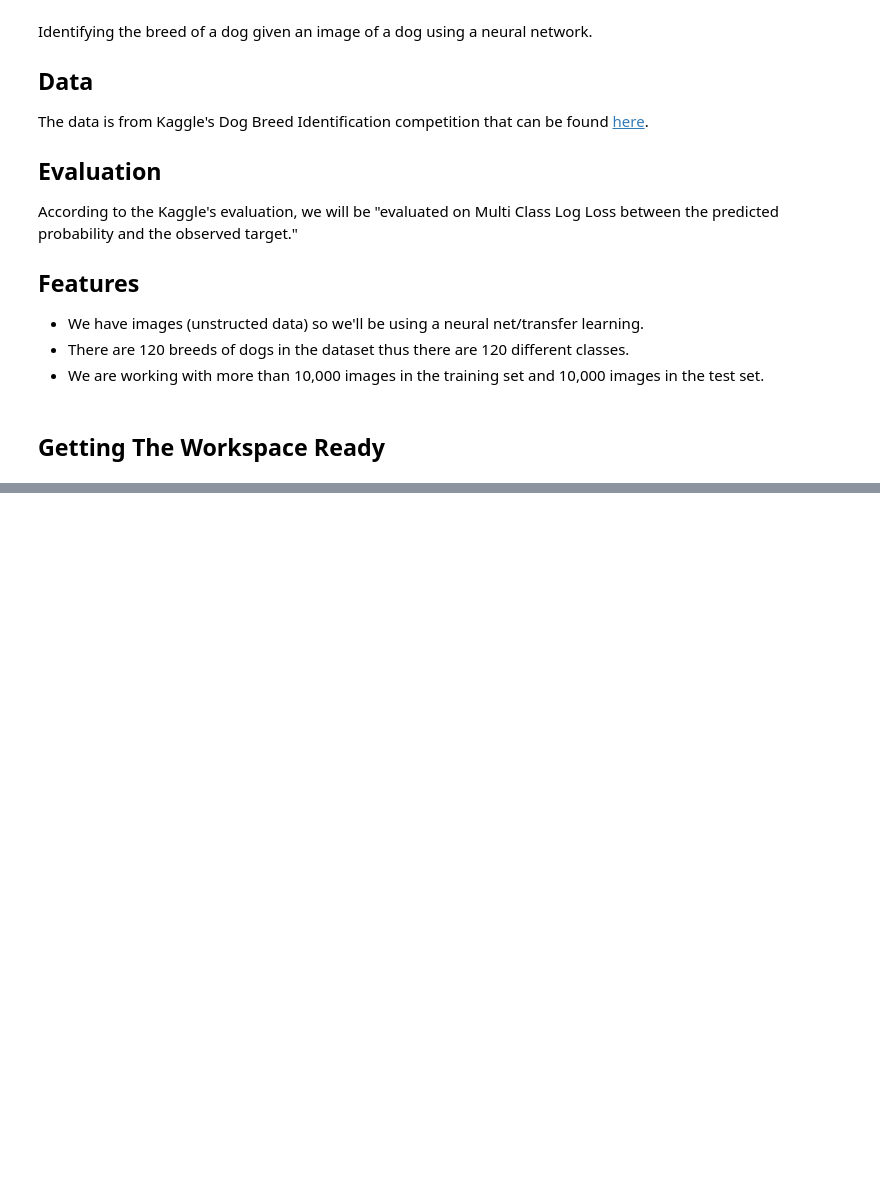
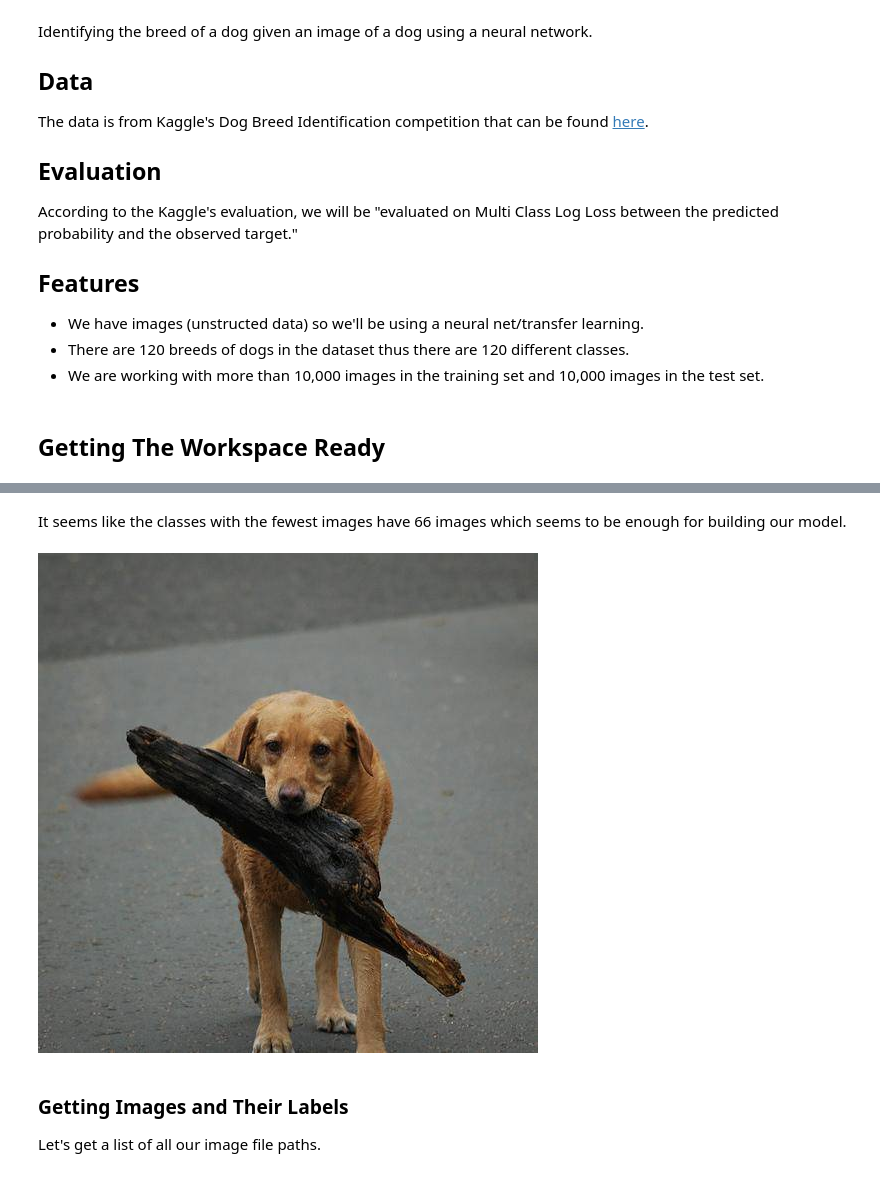
Before and after one commit to Zenoix/Dog-Vision, a Jupyter notebook: dog_vision.ipynb, the cells around one changed output, grey strips where cells are left out. Cells and saved outputs as stored; diff of their text form; code cells hidden in the pictures; blank space fills up the shorter version.

```diff
--- a/dog_vision.ipynb
+++ b/dog_vision.ipynb
@@ -29,0 +84,11 @@ TF version: 2.8.0
+# %% [markdown]
+It seems like the classes with the fewest images have 66 images which seems to be enough for building our model.
+# %%
+# Let's view one of our dog images
+from IPython.display import Image
+Image("data/train/0021f9ceb3235effd7fcde7f7538ed62.jpg")
+# %% [output]
+[figure, added]
+# %% [markdown]
+### Getting Images and Their Labels
+Let's get a list of all our image file paths.
```
Also changed, not shown: parts of 9 cells of this notebook.
